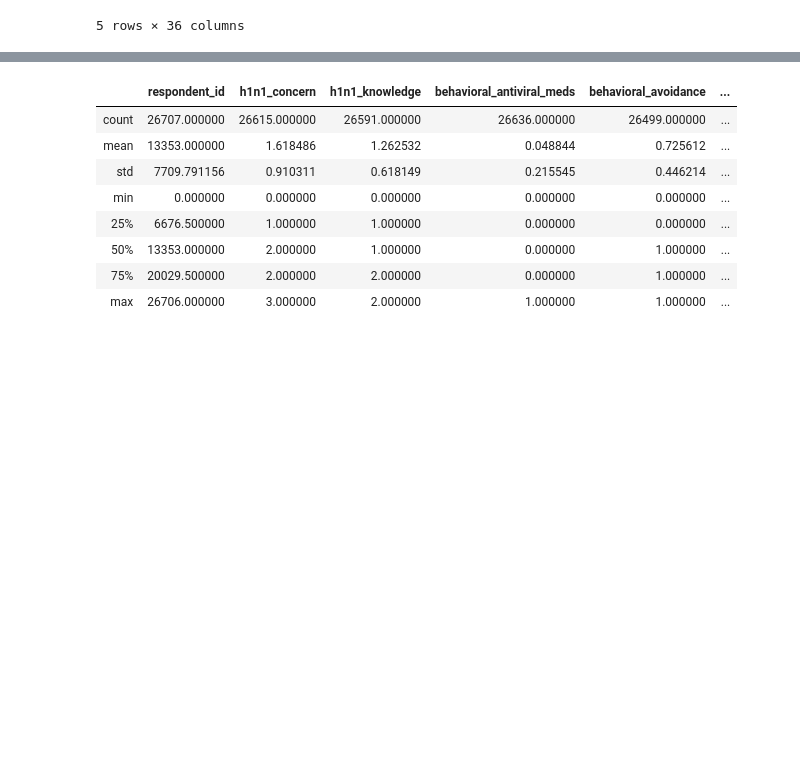
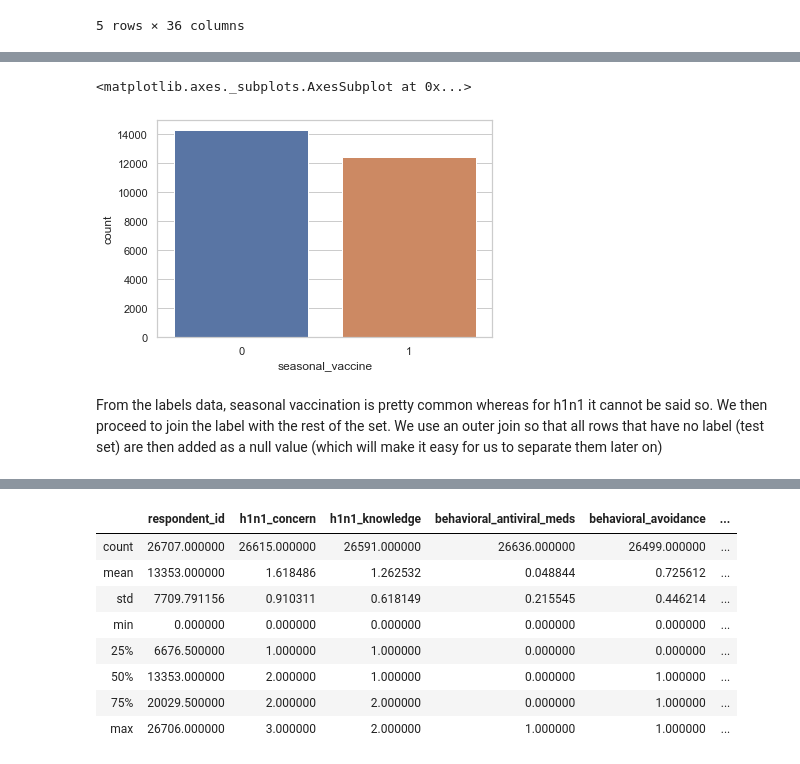
Before and after one commit to arifcanaksoy/MachineLearning_H1N1, a Jupyter notebook: playground_h1n1.ipynb, the cells around one changed output, grey strips where cells are left out. Cells and saved outputs as stored; diff of their text form; code cells hidden in the pictures; blank space fills up the shorter version.

```diff
--- a/playground_h1n1.ipynb
+++ b/playground_h1n1.ipynb
@@ -23,0 +77,8 @@ train_features.head(5)
+# %%
+sns.countplot(x='seasonal_vaccine', data=train_labels)
+# %% [output]
+<matplotlib.axes._subplots.AxesSubplot at 0x...>
+[figure, added]
+# %% [markdown]
+From the labels data, seasonal vaccination is pretty common whereas for h1n1 it cannot be said so.
+We then proceed to join the label with the rest of the set. We use an outer join so that all rows that have no label (test set) are then added as a null value (which will make it easy for us to separate them later on)
```
Also changed, not shown: parts of 49 cells of this notebook.
